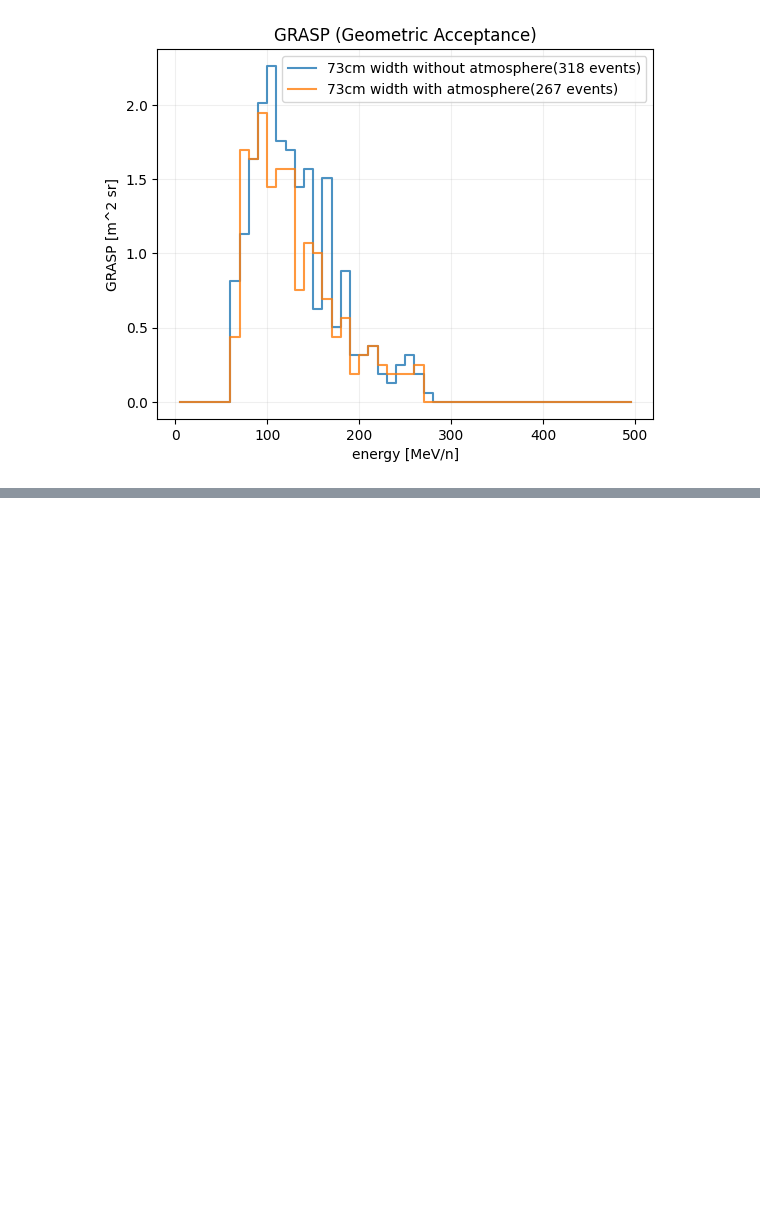
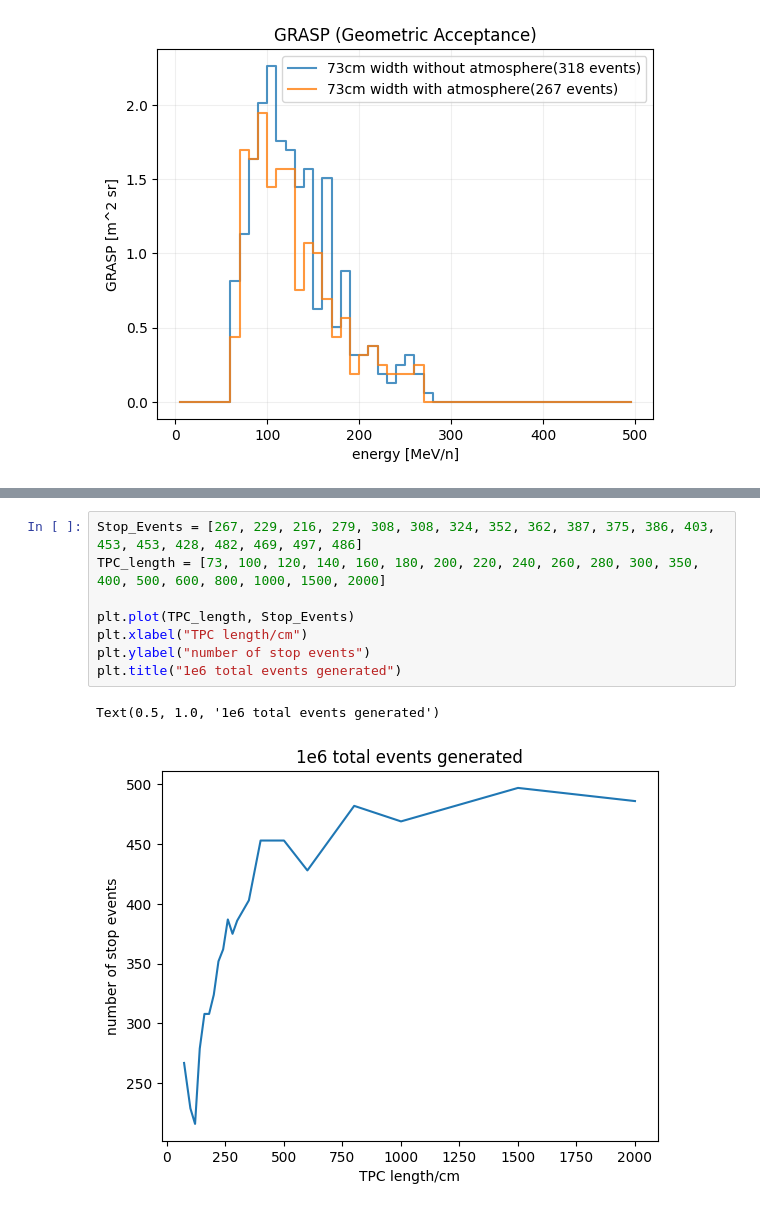
Before and after one commit to Eclipsedclaw/GRAMS, a Jupyter notebook: analysis/2023_Paper/GRASP.ipynb, the cells around one changed output, grey strips where cells are left out. Drawn from its saved outputs; the diff is of its cells as text; blank space fills up the shorter version.

```diff
--- a/analysis/2023_Paper/GRASP.ipynb
+++ b/analysis/2023_Paper/GRASP.ipynb
@@ -530,0 +531,11 @@ Last event is 999584
+# %%
+Stop_Events = [267, 229, 216, 279, 308, 308, 324, 352, 362, 387, 375, 386, 403, 453, 453, 428, 482, 469, 497, 486]
+TPC_length = [73, 100, 120, 140, 160, 180, 200, 220, 240, 260, 280, 300, 350, 400, 500, 600, 800, 1000, 1500, 2000]
+
+plt.plot(TPC_length, Stop_Events)
+plt.xlabel("TPC length/cm")
+plt.ylabel("number of stop events")
+plt.title("1e6 total events generated")
+# %% [output]
+Text(0.5, 1.0, '1e6 total events generated')
+[figure, added]
```
Also changed, not shown: parts of 3 cells of this notebook.
